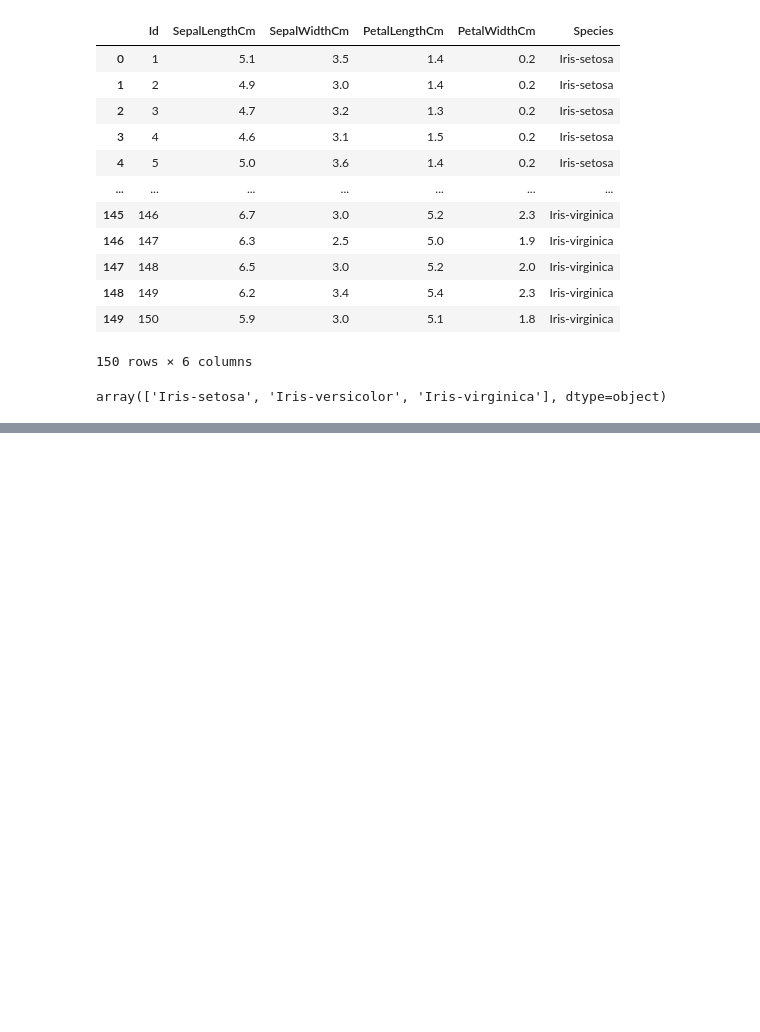
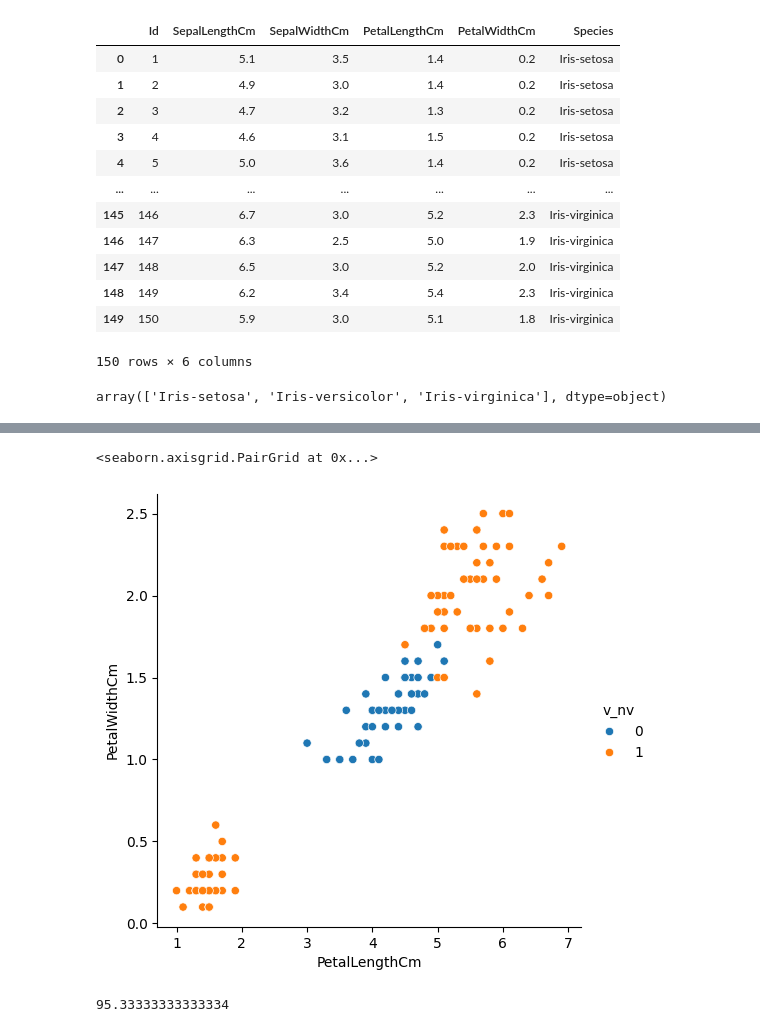
Before and after one commit to Rashmishah-99/ML-Practicals, a Jupyter notebook: Submission3.ipynb, the cells around one changed output, grey strips where cells are left out. Cells and saved outputs as stored; diff of their text form; code cells hidden in the pictures; blank space fills up the shorter version.

```diff
--- a/Submission3.ipynb
+++ b/Submission3.ipynb
@@ -230,3 +230,7 @@ iris_data
 iris_data['Species'].unique()
 # %% [output]
 array(['Iris-setosa', 'Iris-versicolor', 'Iris-virginica'], dtype=object)
+# %%
+v_nv_fn = lambda x:0 if x=="Iris-versicolor" else 1
+iris_data["v_nv"] = iris_data["Species"].apply(v_nv_fn)
+iris_data
@@ -232,0 +251,16 @@ array(['Iris-setosa', 'Iris-versicolor', 'Iris-virginica'], dtype=object)
+# %%
+import seaborn as sns
+sns. pairplot(iris_data,
+x_vars = "PetalLengthCm",y_vars="PetalWidthCm",hue="v_nv", height=5)
+# %% [output]
+<seaborn.axisgrid.PairGrid at 0x...>
+[figure, added]
+# %%
+from sklearn.svm import SVC
+X = iris_data[["PetalLengthCm", "PetalWidthCm"]]
+y = iris_data["v_nv"]
+model = SVC()
+model.fit(X, y)
+model.score(X, y) * 100
+# %% [output]
+95.33333333333334
```
Also changed, not shown: parts of 8 cells of this notebook.
